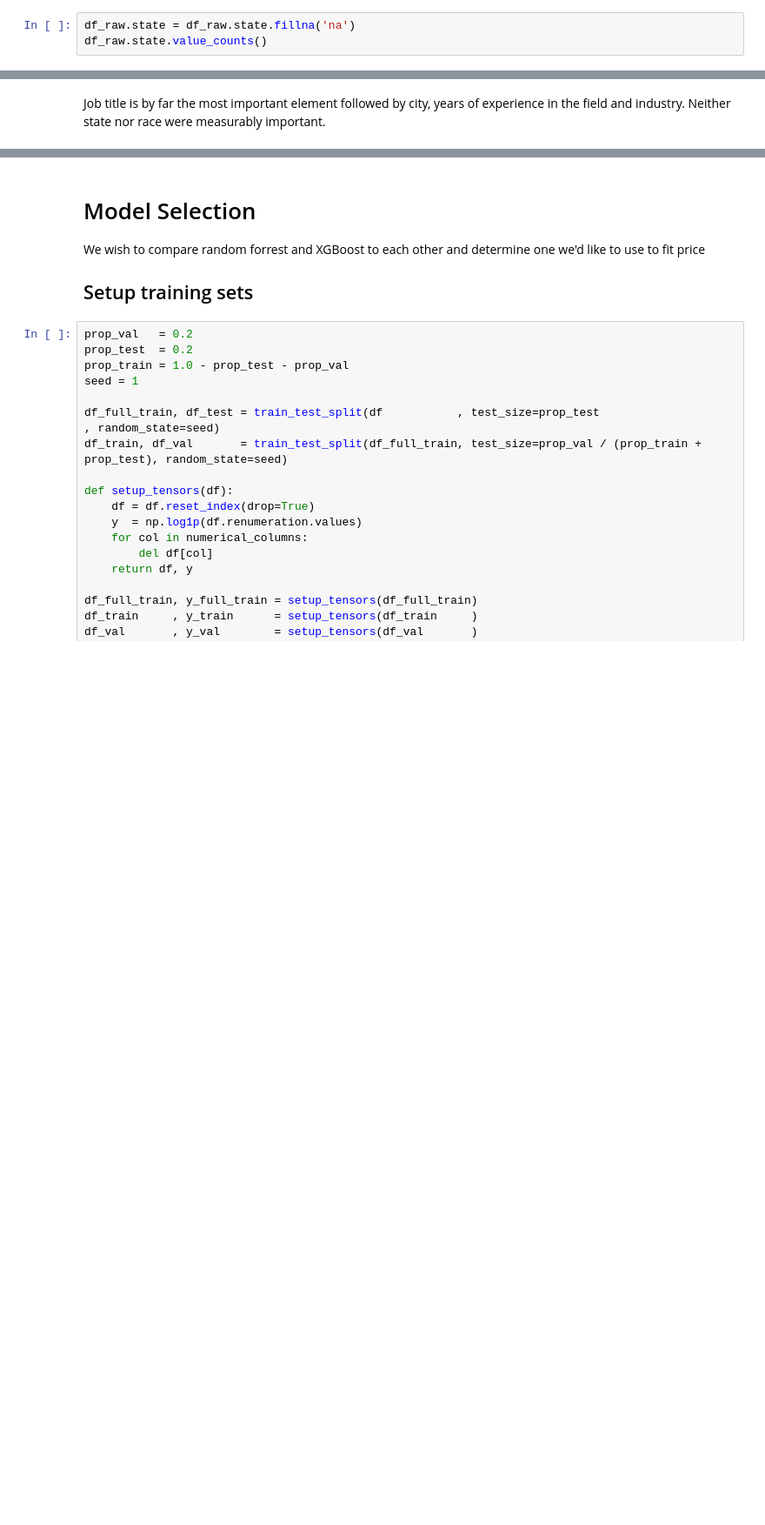
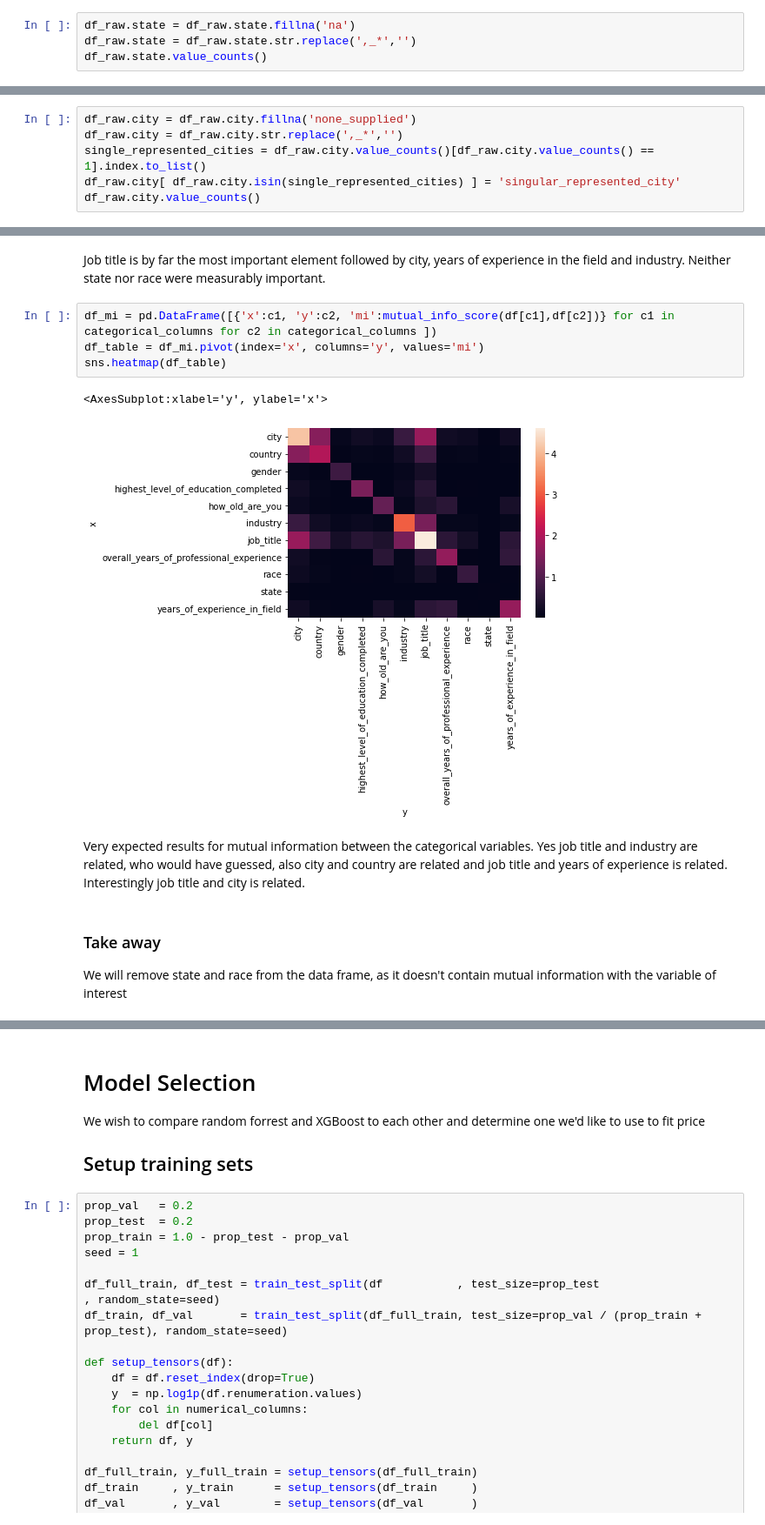
Before and after one commit to ksomf/workbook, a Jupyter notebook: alexeygrigorev_zoomcamp/week07_project/notebook.ipynb, the cells around one changed output, grey strips where cells are left out. Shown at 87% size. Drawn from its saved outputs; the diff is of its cells as text; blank space fills up the shorter version.

```diff
--- a/alexeygrigorev_zoomcamp/week07_project/notebook.ipynb
+++ b/alexeygrigorev_zoomcamp/week07_project/notebook.ipynb
@@ -349,5 +364,6 @@ mismatched_currencies.head() #Can safely use just currency for everything
 | 1908 | 2021-04-27 11:34:43 | 35-44 | education_(primary/secondary) | instructional_coach | NaN | 13560 | ... |
 # %%
 df_raw.state = df_raw.state.fillna('na')
+df_raw.state = df_raw.state.str.replace(',_*','')
 df_raw.state.value_counts()
 # %% [output]
@@ -381,0 +382,6 @@ Name: city, Length: 3656, dtype: int64
+# %%
+df_raw.city = df_raw.city.fillna('none_supplied')
+df_raw.city = df_raw.city.str.replace(',_*','')
+single_represented_cities = df_raw.city.value_counts()[df_raw.city.value_counts() == 1].index.to_list()
+df_raw.city[ df_raw.city.isin(single_represented_cities) ] = 'singular_represented_city'
+df_raw.city.value_counts()
@@ -469,3 +492,16 @@ race                                        0.00
 dtype: float64
 # %% [markdown]
 Job title is by far the most important element followed by city, years of experience in the field and industry. Neither state nor race were measurably important.
+# %%
+df_mi = pd.DataFrame([{'x':c1, 'y':c2, 'mi':mutual_info_score(df[c1],df[c2])} for c1 in categorical_columns for c2 in categorical_columns ])
+df_table = df_mi.pivot(index='x', columns='y', values='mi')
+sns.heatmap(df_table)
+# %% [output]
+<AxesSubplot:xlabel='y', ylabel='x'>
+[figure, added]
+# %% [markdown]
+Very expected results for mutual information between the categorical variables. Yes job title and industry are related, who would have guessed, also city and country are related and job title and years of experience is related. Interestingly job title and city is related.
+# %% [markdown]
+### Take away
+
+We will remove state and race from the data frame, as it doesn't contain mutual information with the variable of interest
```
Also changed, not shown: parts of 29 cells of this notebook, 6 other files.
